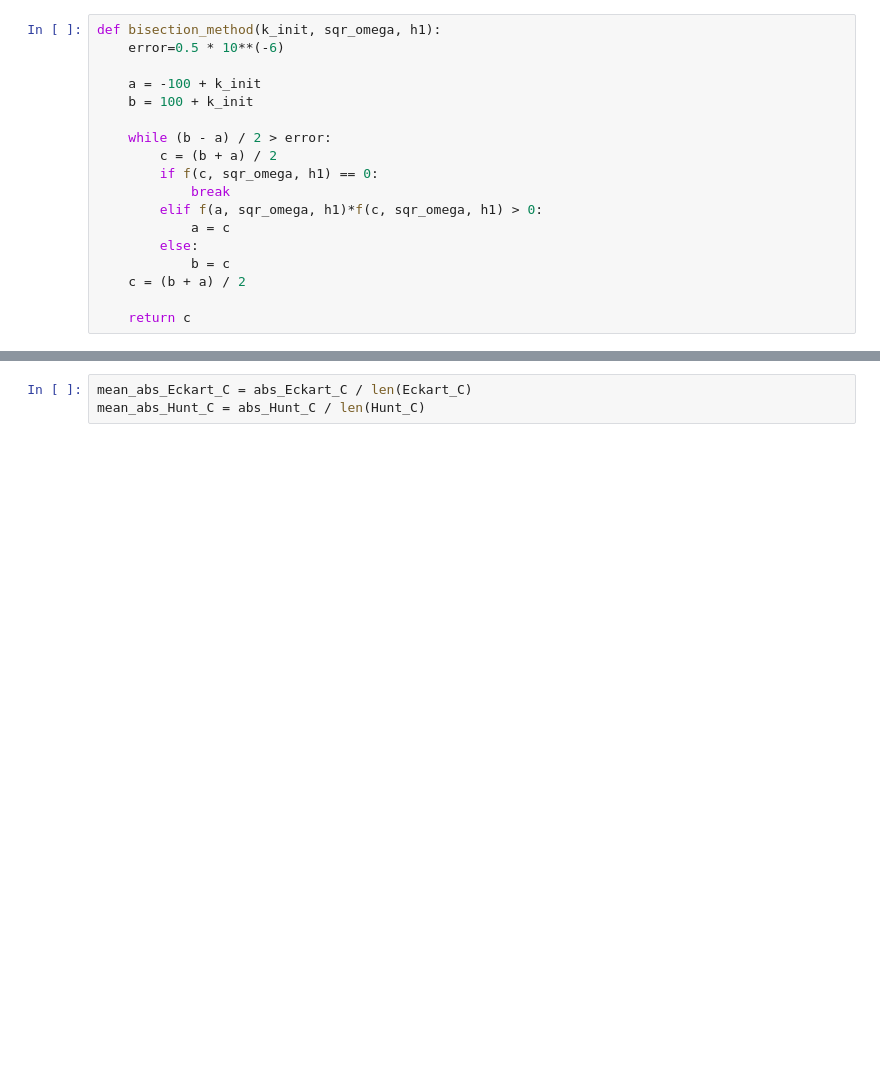
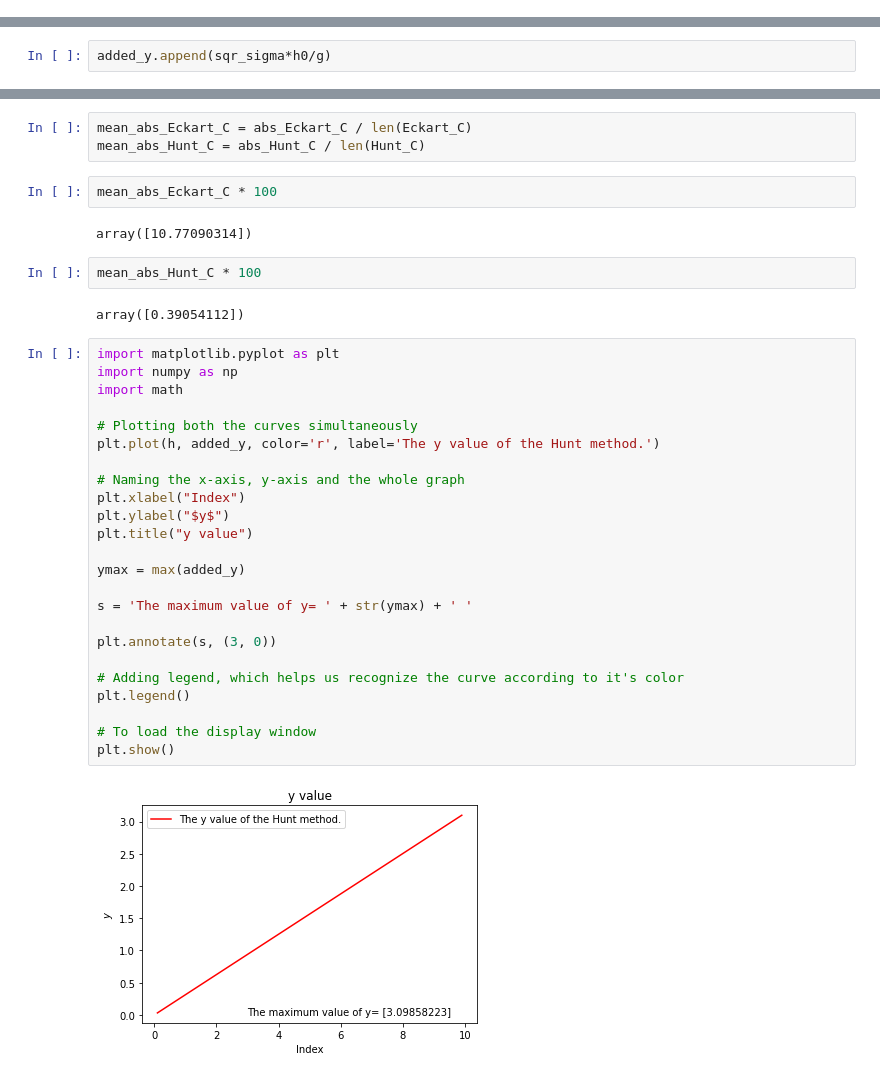
Before and after one commit to enfycius/Coastal-Engineering, a Jupyter notebook: Assign-2.ipynb, the cells around one changed output, grey strips where cells are left out. Cells and saved outputs as stored; diff of their text form; blank space fills up the shorter version.

```diff
--- a/Assign-2.ipynb
+++ b/Assign-2.ipynb
@@ -198,21 +191,3 @@ def f(x, sqr_omega, h1):
-# %%
-def bisection_method(k_init, sqr_omega, h1):
-    error=0.5 * 10**(-6)
-
-    a = -100 + k_init
-    b = 100 + k_init
-
-    while (b - a) / 2 > error:
-        c = (b + a) / 2
-        if f(c, sqr_omega, h1) == 0:
-            break
-        elif f(a, sqr_omega, h1)*f(c, sqr_omega, h1) > 0:
-            a = c
-        else:
-            b = c
-    c = (b + a) / 2
-
-    return c
 # %%
 H.append(H1)
 # %%
@@ -328,6 +303,8 @@ h.append(h0)
 H.append(H1)
 # %%
 added_y = []
+# %%
+added_y.append(sqr_sigma*h0/g)
 # %%
 hunt_k.append(k0)
 # %%
@@ -487,3 +460,37 @@ for i in range(0, len(Bisection_C)):
 # %%
 mean_abs_Eckart_C = abs_Eckart_C / len(Eckart_C)
 mean_abs_Hunt_C = abs_Hunt_C / len(Hunt_C)
+# %%
+mean_abs_Eckart_C * 100
+# %% [output]
+array([10.77090314])
+# %%
+mean_abs_Hunt_C * 100
+# %% [output]
+array([0.39054112])
+# %%
+import matplotlib.pyplot as plt
+import numpy as np
+import math
+
+# Plotting both the curves simultaneously
+plt.plot(h, added_y, color='r', label='The y value of the Hunt method.')
+
+# Naming the x-axis, y-axis and the whole graph
+plt.xlabel("Index")
+plt.ylabel("$y$")
+plt.title("y value")
+
+ymax = max(added_y)
+
+s = 'The maximum value of y= ' + str(ymax) + ' '
+
+plt.annotate(s, (3, 0))
+
+# Adding legend, which helps us recognize the curve according to it's color
+plt.legend()
+
+# To load the display window
+plt.show()
+# %% [output]
+[figure, added]
```
Also changed, not shown: parts of 4 cells of this notebook.
